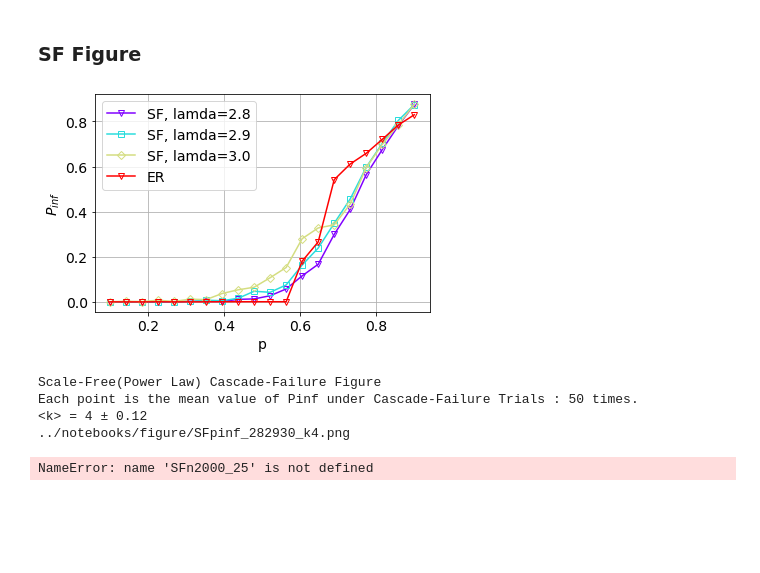
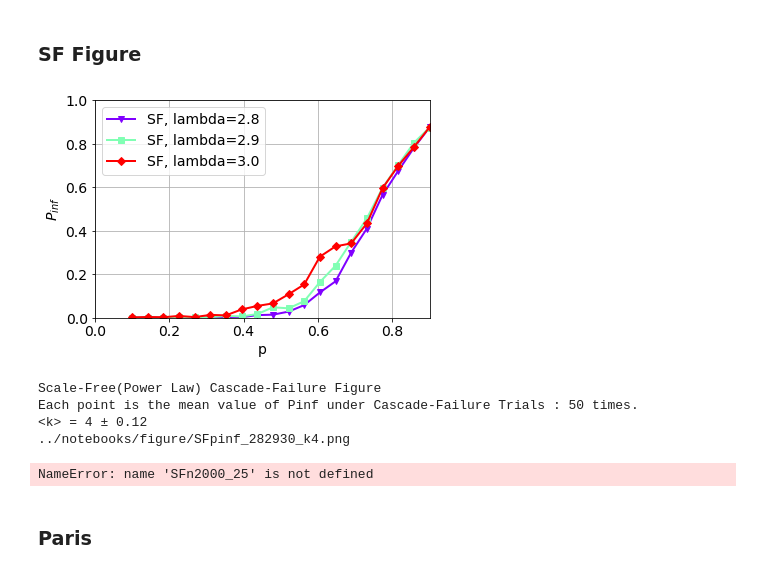
Before and after one commit to pbonazzi/network-cascade-failure, a Jupyter notebook: notebooks/report.ipynb, the cells around one changed output. Drawn from its saved outputs; the diff is of its cells as text; code cells hidden in the pictures; blank space fills up the shorter version.

```diff
--- a/notebooks/report.ipynb
+++ b/notebooks/report.ipynb
@@ -96,25 +96,23 @@ plot_pinf([ERn1000k4, ERn2000k4, ERn4000k4], 4, labels=["ER, nodes=1000", "ER, n
 ### SF Figure
 # %%
 # SFn1000_27_k4 = np.loadtxt('./results/1012/SFn1000_27_k4.csv',delimiter=",")
-SFn1000_28_k4 = np.loadtxt('./results/1012/SFn1000_28_k4.csv',delimiter=",")
-SFn1000_29_k4 = np.loadtxt('./results/1012/SFn1000_29_k4.csv',delimiter=",")
-SFn1000_30_k4 = np.loadtxt('./results/1012/SFn1000_30_k4.csv',delimiter=",")
+SFn1000_28_k4 = np.loadtxt('results/SF/SFn1000_28_k4.csv',delimiter=",")
+SFn1000_29_k4 = np.loadtxt('results/SF/SFn1000_29_k4.csv',delimiter=",")
+SFn1000_30_k4 = np.loadtxt('results/SF/SFn1000_30_k4.csv',delimiter=",")
 
 
 
-ERn1000k4 = np.loadtxt('./results/1012/ERn1000k4.csv',delimiter=",")
+ERn1000k4 = np.loadtxt('results/sy/er/t20/ERn1000k4.csv',delimiter=",")
 # ERn2000k4 = np.loadtxt('./results/1012/ERn2000k4.csv',delimiter=",")
 # %%
-# plot_pinf([ SFn1000_28_k4, SFn1000_29_k4,SFn1000_30_k4], 4, labels=[ "SF, lamda=2.8", "SF, lamda=2.9", "SF, lamda=3.0"], path="../notebooks/figure/SFpinf_282930_k4_True.png", p_theory=True)
-# plot_pinf([ SFn1000_28_k4, SFn1000_29_k4,SFn1000_30_k4], 1, labels=["SF, lamda=2.8", "SF, lamda=2.9", "SF, lamda=3.0"], path="../notebooks/figure/SFpinf_282930_k4.png", p_theory=False)
-plot_pinf([ SFn1000_28_k4, SFn1000_29_k4,SFn1000_30_k4,ERn1000k4], 1, labels=["SF, lamda=2.8", "SF, lamda=2.9", "SF, lamda=3.0","ER"], path="../notebooks/figure/SFpinf_282930ER_k4.png", p_theory=False)
-
+plot_pinf([ SFn1000_28_k4, SFn1000_29_k4,SFn1000_30_k4], 1, labels=["SF, lambda=2.8", "SF, lambda=2.9", "SF, lambda=3.0"], path="../notebooks/figure/SFpinf_282930_k4.png", p_theory=False)
+# plot_pinf([ SFn1000_28_k4, SFn1000_29_k4,SFn1000_30_k4,ERn1000k4], 1, labels=["SF, lambda=2.8", "SF, lambda=2.9", "SF, lambda=3.0","ER"], path="../notebooks/figure/SFpinf_282930ER_k4.png", p_theory=False)
 print("Scale-Free(Power Law) Cascade-Failure Figure")
 print("Each point is the mean value of Pinf under Cascade-Failure Trials : 50 times. ")
 print("<k> = 4 ± 0.12")
 print("../notebooks/figure/SFpinf_282930_k4.png")
 # %% [output]
-[figure, old version]
+[figure, new version]
 Scale-Free(Power Law) Cascade-Failure Figure
 Each point is the mean value of Pinf under Cascade-Failure Trials : 50 times.
 <k> = 4 ± 0.12
@@ -129,3 +127,5 @@ plot_pinf([SFn2000_25, SFn2000_27, SFn2000_30, ERn1000k4], 4, labels=["SF, lamda
 plot_pinf([SFn2000_25, SFn2000_27, SFn2000_30, ERn1000k4], 4, labels=["SF, lamda=2.5", "SF, lamda=2.7", "SF, lamda=3.0", "ER"], path="../notebooks/figure/SFpinf_27_30_33_ER_1.png", p_theory=False)
 # %% [output]
 NameError: name 'SFn2000_25' is not defined
+# %% [markdown]
+### Paris
```
Also changed, not shown: parts of 7 cells of this notebook, 5 other files.
